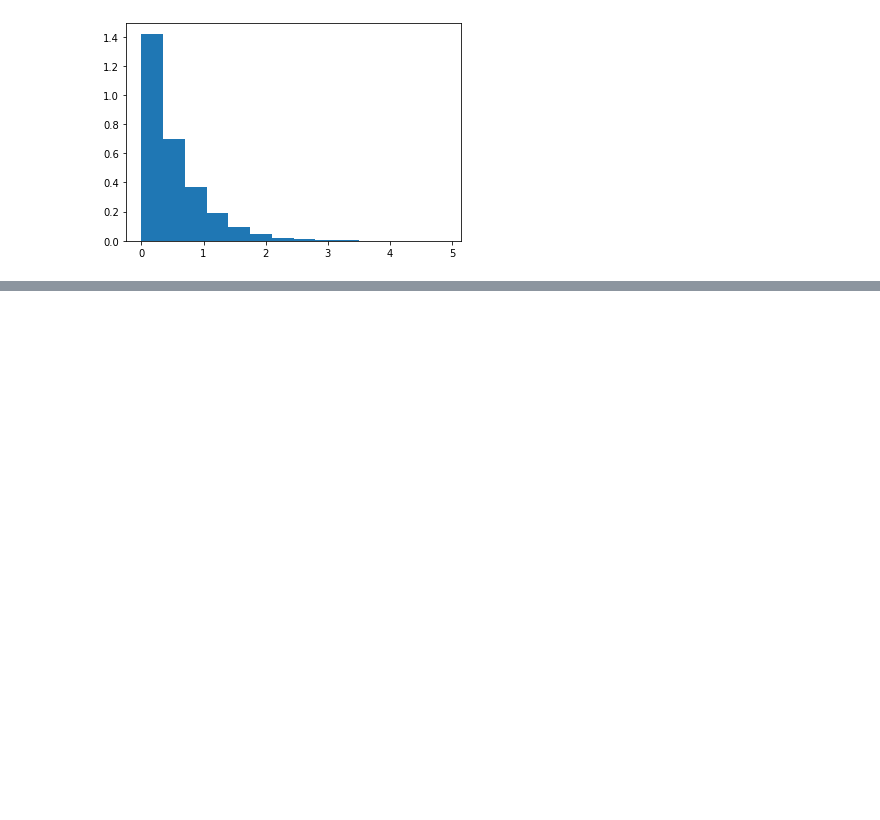
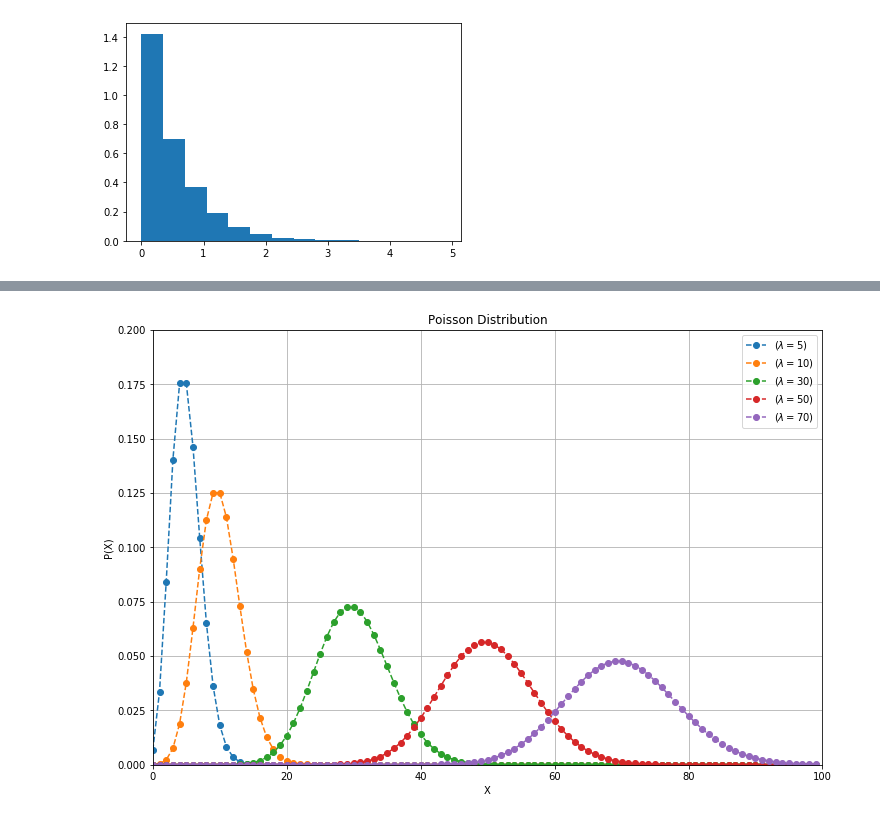
Before and after one commit to xddongx/flexink, a Jupyter notebook: Untitled.ipynb, the cells around one changed output, grey strips where cells are left out. Cells and saved outputs as stored; diff of their text form; code cells hidden in the pictures; blank space fills up the shorter version.

```diff
--- a/Untitled.ipynb
+++ b/Untitled.ipynb
@@ -622,0 +704,16 @@ The 'normed' kwarg was deprecated in Matplotlib 2.1 and will be removed in 3.1.
+# %%
+plt.figure(figsize=(12, 8))
+lamda = [5, 10, 30, 50, 70]
+for l in lamda:
+    plt.plot(x, poisson(l).pmf(x), 'o--', label=r'$(\lambda =$' + str(l) + ')')
+
+plt.xlabel('X')
+plt.ylabel('P(X)')
+plt.title('Poisson Distribution')
+plt.xlim(0,100)
+plt.ylim(0,0.2)
+plt.grid()
+plt.legend()
+plt.show()
+# %% [output]
+[figure, added]
```
Also changed, not shown: parts of 5 cells of this notebook, 2 other files.
